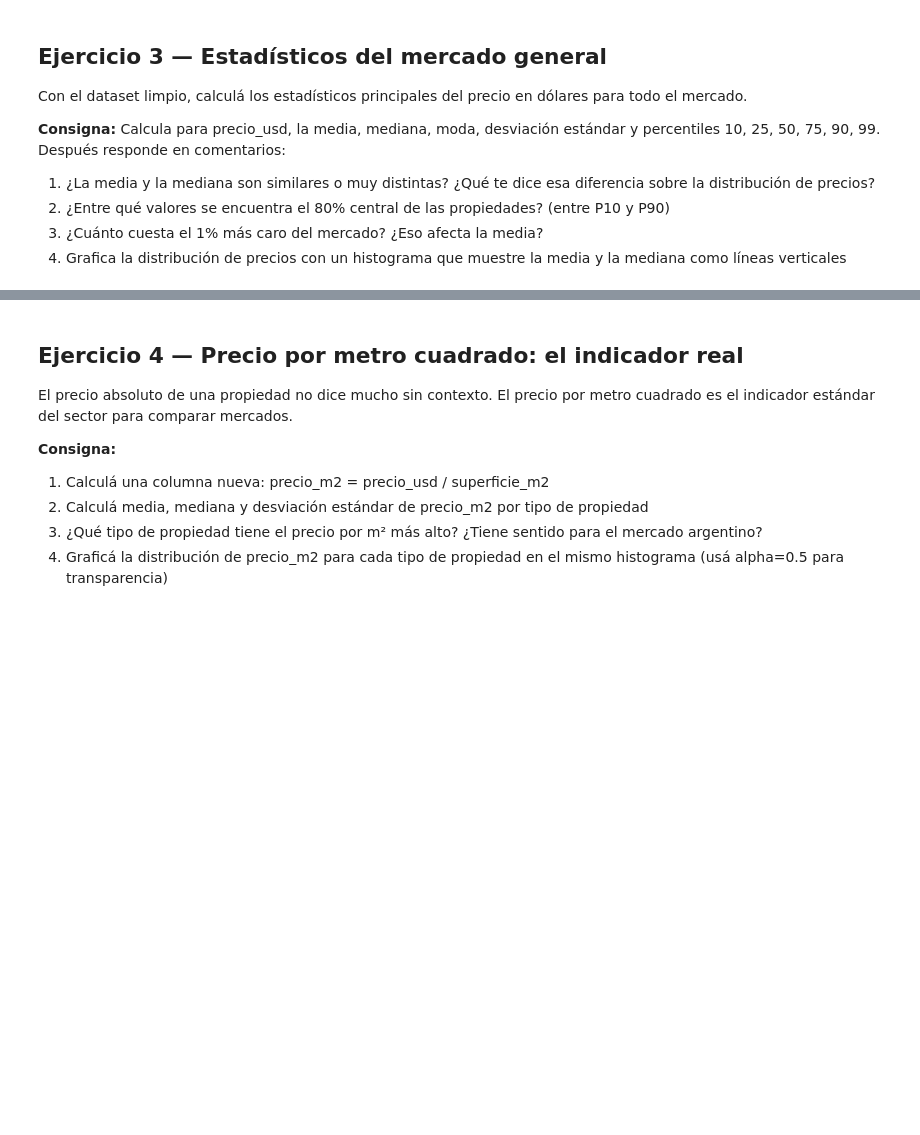
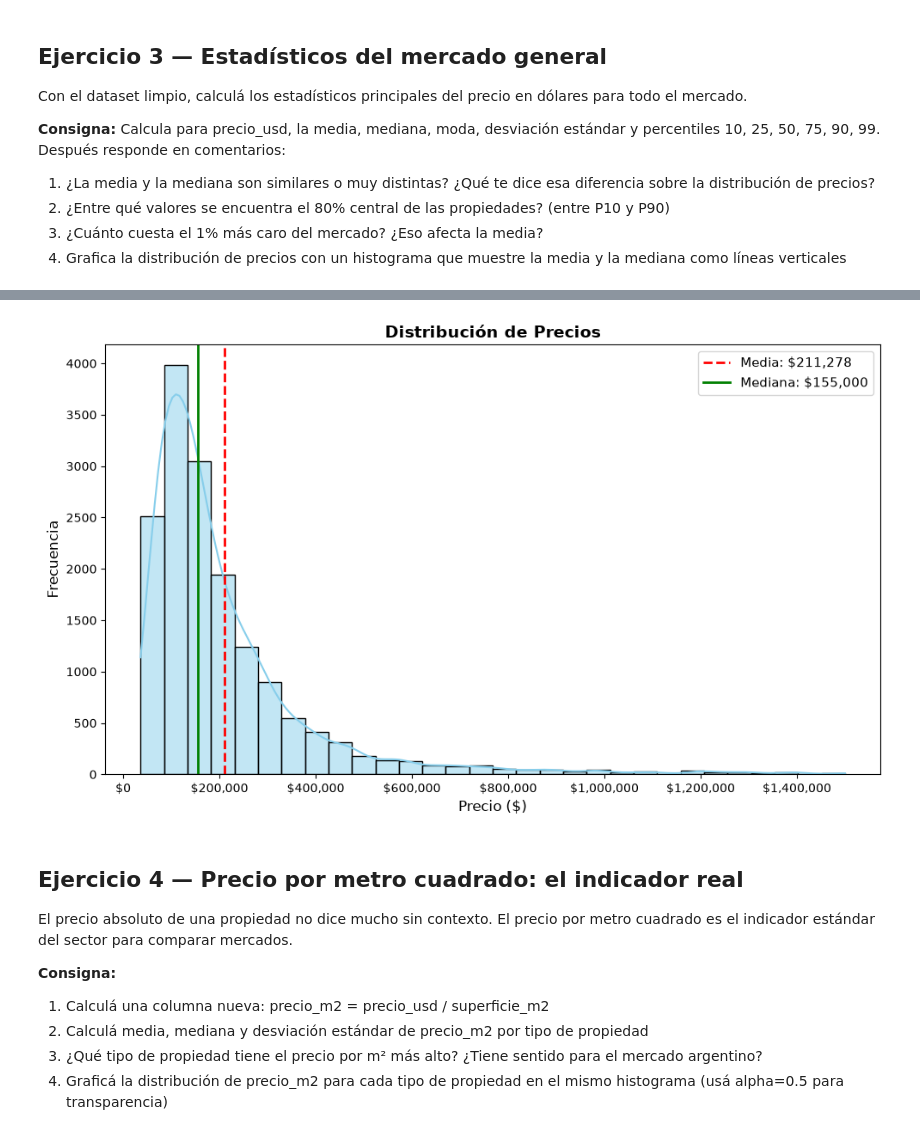
Before and after one commit to danischulday/data-analysis-course, a Jupyter notebook: modulo-3-transformacion/clase-11/practica/notebook.ipynb, the cells around one changed output, grey strips where cells are left out. Cells and saved outputs as stored; diff of their text form; code cells hidden in the pictures; blank space fills up the shorter version.

```diff
--- a/modulo-3-transformacion/clase-11/practica/notebook.ipynb
+++ b/modulo-3-transformacion/clase-11/practica/notebook.ipynb
@@ -135,0 +170,34 @@ Con el dataset limpio, calculá los estadísticos principales del precio en dól
+# %%
+import matplotlib.pyplot as plt
+!pip install seaborn
+import seaborn as sns
+
+plt.figure(figsize=(10,6))
+
+sns.histplot(
+    df_limpio["precio"], kde=True, color="skyblue", bins=30, edgecolors="black"
+)
+plt.axvline(
+    x=media_precio,
+    color="red",
+    linestyle="--",
+    linewidth=2,
+    label=f"Media: ${media_precio:,.0f}",
+)
+plt.axvline(
+    x=mediana_precio,
+    color="green",
+    linestyle="-",
+    linewidth=2,
+    label=f"Mediana: ${mediana_precio:,.0f}",
+)
+plt.title("Distribución de Precios", fontsize=14, fontweight="bold")
+plt.xlabel("Precio ($)", fontsize=12)
+plt.ylabel("Frecuencia", fontsize=12)
+
+plt.gca().xaxis.set_major_formatter("${x:,.0f}")
+plt.legend(fontsize=11)
+plt.tight_layout()
+
+plt.show()
+# %% [output]
@@ -136,3 +220,4 @@ Con el dataset limpio, calculá los estadísticos principales del precio en dól
+[figure, added]
 # %% [markdown]
 ## Ejercicio 4 — Precio por metro cuadrado: el indicador real
 
```
Also changed, not shown: parts of 10 cells of this notebook.
